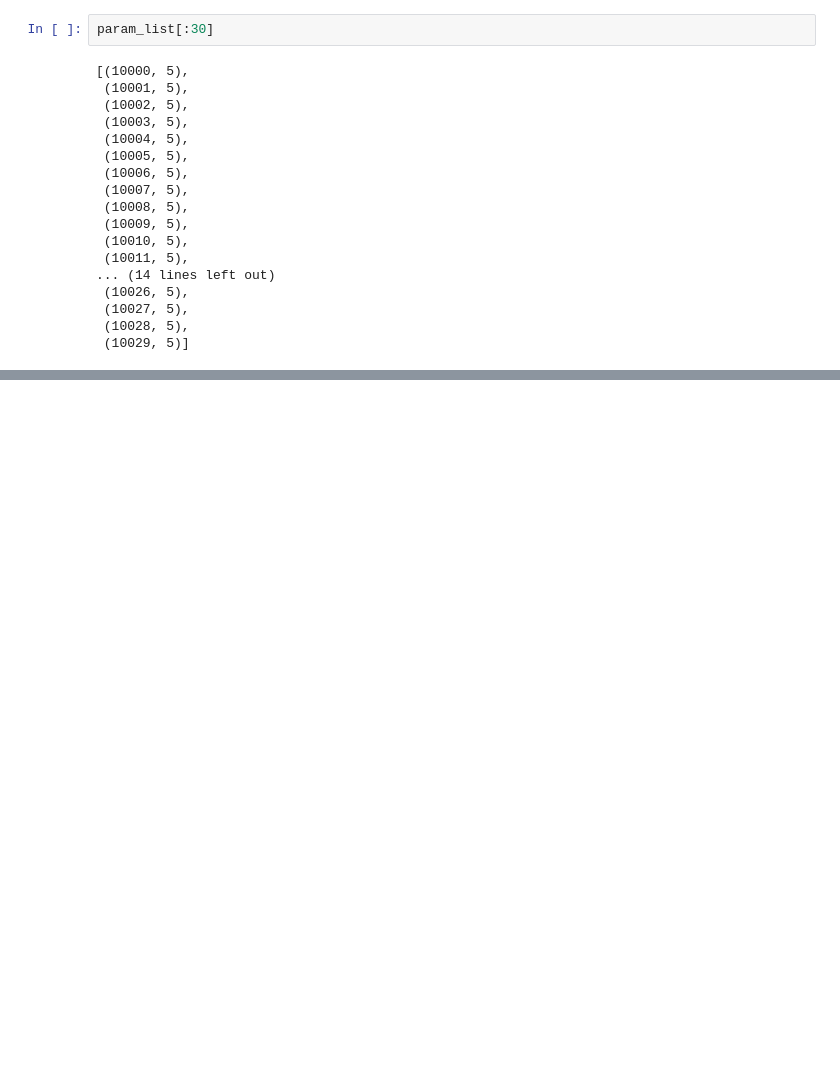
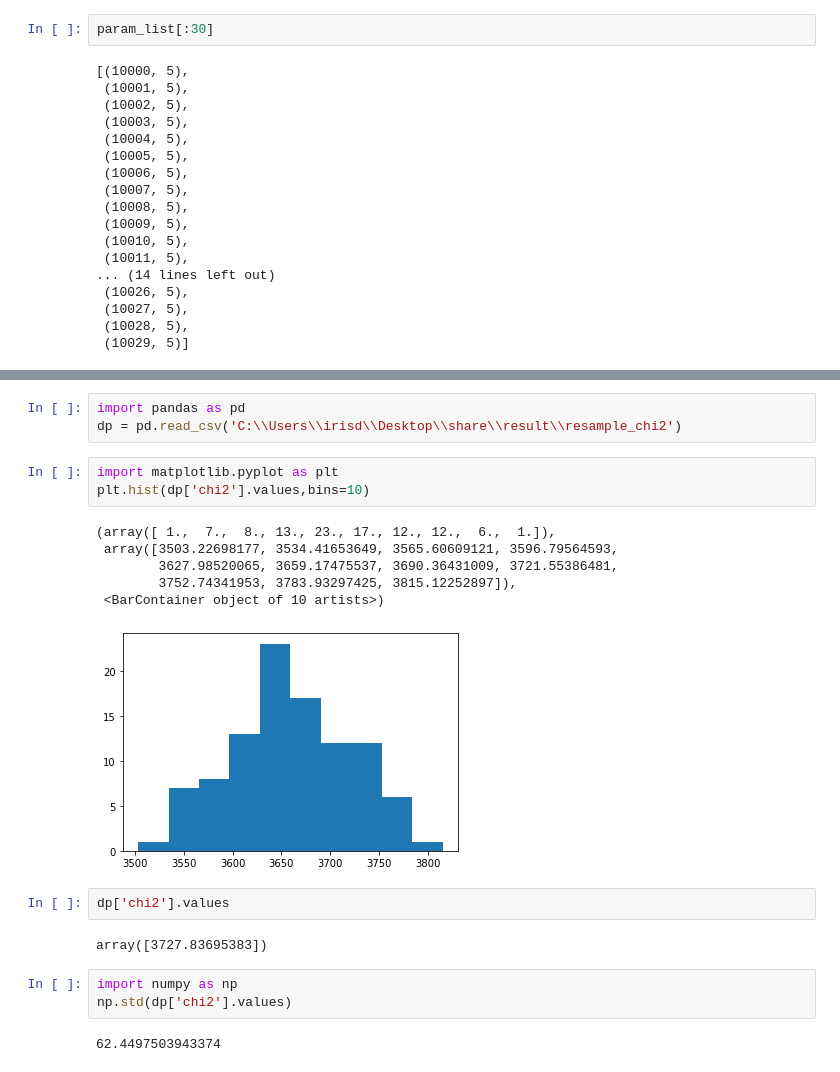
Before and after one commit to 200k33p3r/M92, a Jupyter notebook: parallel search.ipynb, the cells around one changed output, grey strips where cells are left out. Drawn from its saved outputs; the diff is of its cells as text; blank space fills up the shorter version.

```diff
--- a/parallel search.ipynb
+++ b/parallel search.ipynb
@@ -146,0 +246,22 @@ param_list[:30]
+# %%
+import pandas as pd
+dp = pd.read_csv('C:\\Users\\irisd\\Desktop\\share\\result\\resample_chi2')
+# %%
+import matplotlib.pyplot as plt
+plt.hist(dp['chi2'].values,bins=10)
+# %% [output]
+(array([ 1.,  7.,  8., 13., 23., 17., 12., 12.,  6.,  1.]),
+ array([3503.22698177, 3534.41653649, 3565.60609121, 3596.79564593,
+        3627.98520065, 3659.17475537, 3690.36431009, 3721.55386481,
+        3752.74341953, 3783.93297425, 3815.12252897]),
+ <BarContainer object of 10 artists>)
+[figure, added]
+# %%
+dp['chi2'].values
+# %% [output]
+array([3727.83695383])
+# %%
+import numpy as np
+np.std(dp['chi2'].values)
+# %% [output]
+62.4497503943374
```
Also changed, not shown: parts of 25 cells of this notebook, 1 other file.
